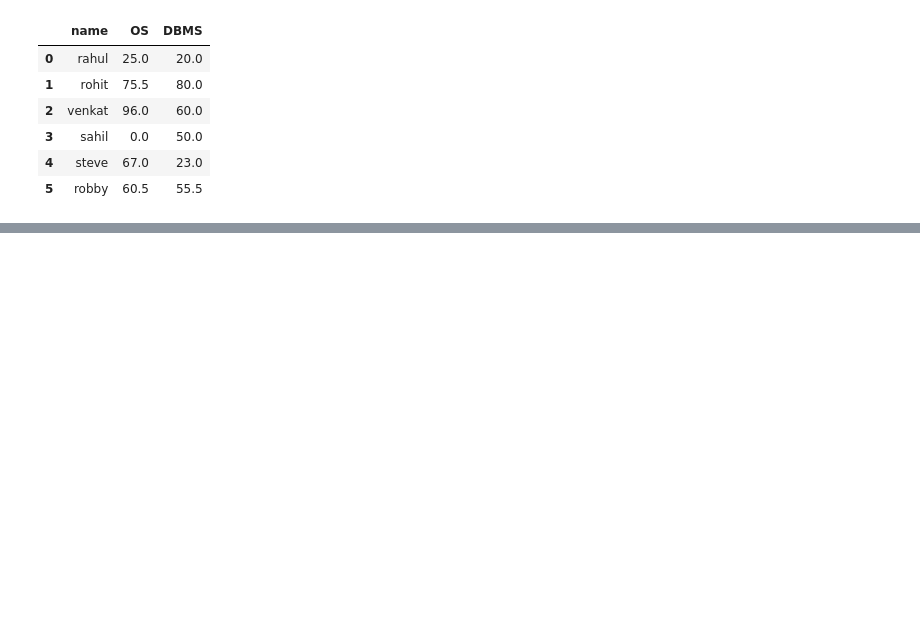
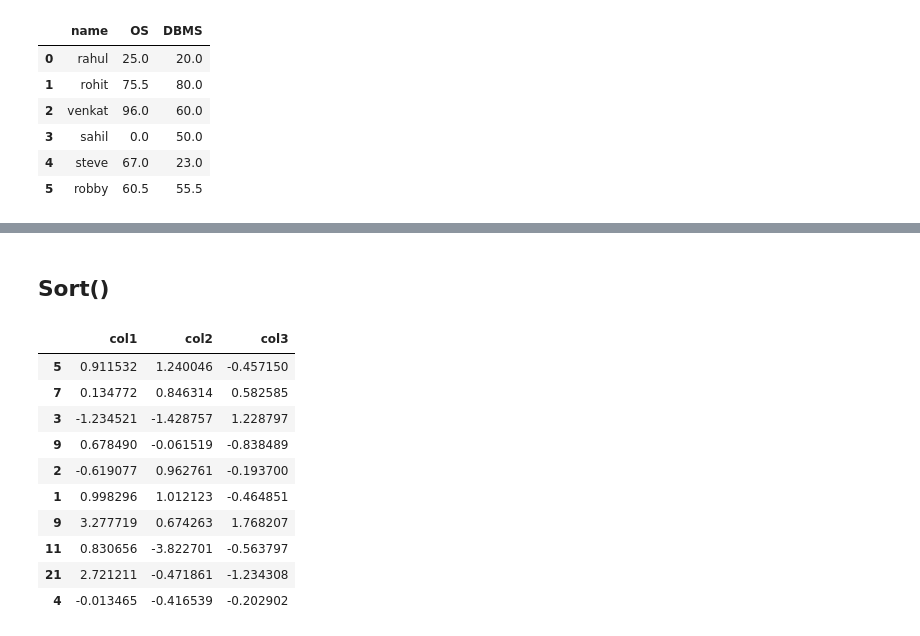
Before and after one commit to mihirh19/Python, a Jupyter notebook: DataScience_ML/3.Pandas.ipynb, the cells around one changed output, grey strips where cells are left out. Saved outputs shown, nothing was run; the diff lists cells and outputs as text; code cells hidden in the pictures; blank space fills up the shorter version.

```diff
--- a/DataScience_ML/3.Pandas.ipynb
+++ b/DataScience_ML/3.Pandas.ipynb
@@ -654,0 +896,19 @@ df1
+# %% [markdown]
+## Sort()
+# %%
+unsorted_df = pd.DataFrame(np.random.randn(10, 3), index=[5, 7, 3, 9, 2, 1, 9, 11, 21, 4],
+                           columns=['col1', 'col2', 'col3'])
+# %%
+unsorted_df
+# %% [output]
+|  | col1 | col2 | col3 |
+| 5 | 0.911532 | 1.240046 | -0.457150 |
+| 7 | 0.134772 | 0.846314 | 0.582585 |
+| 3 | -1.234521 | -1.428757 | 1.228797 |
+| 9 | 0.678490 | -0.061519 | -0.838489 |
+| 2 | -0.619077 | 0.962761 | -0.193700 |
+| 1 | 0.998296 | 1.012123 | -0.464851 |
+| 9 | 3.277719 | 0.674263 | 1.768207 |
+| 11 | 0.830656 | -3.822701 | -0.563797 |
+| 21 | 2.721211 | -0.471861 | -1.234308 |
+| 4 | -0.013465 | -0.416539 | -0.202902 |
```
Also changed, not shown: parts of 43 cells of this notebook.
